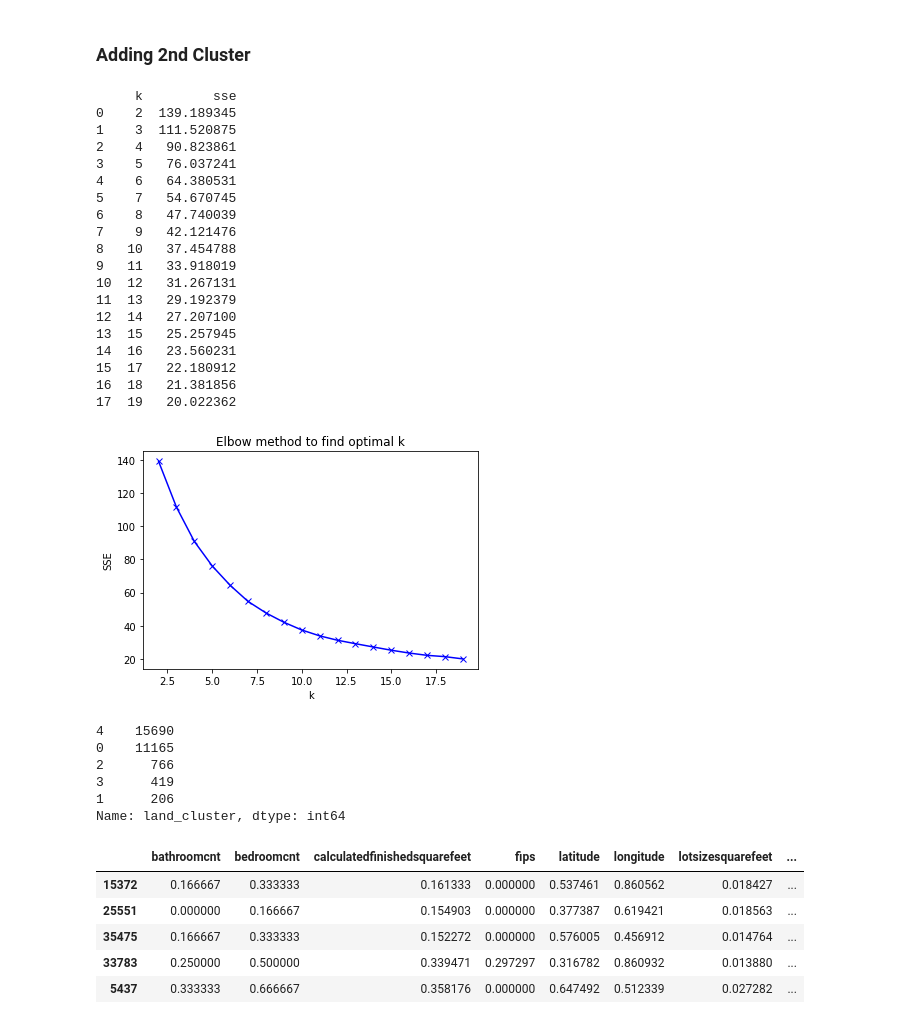
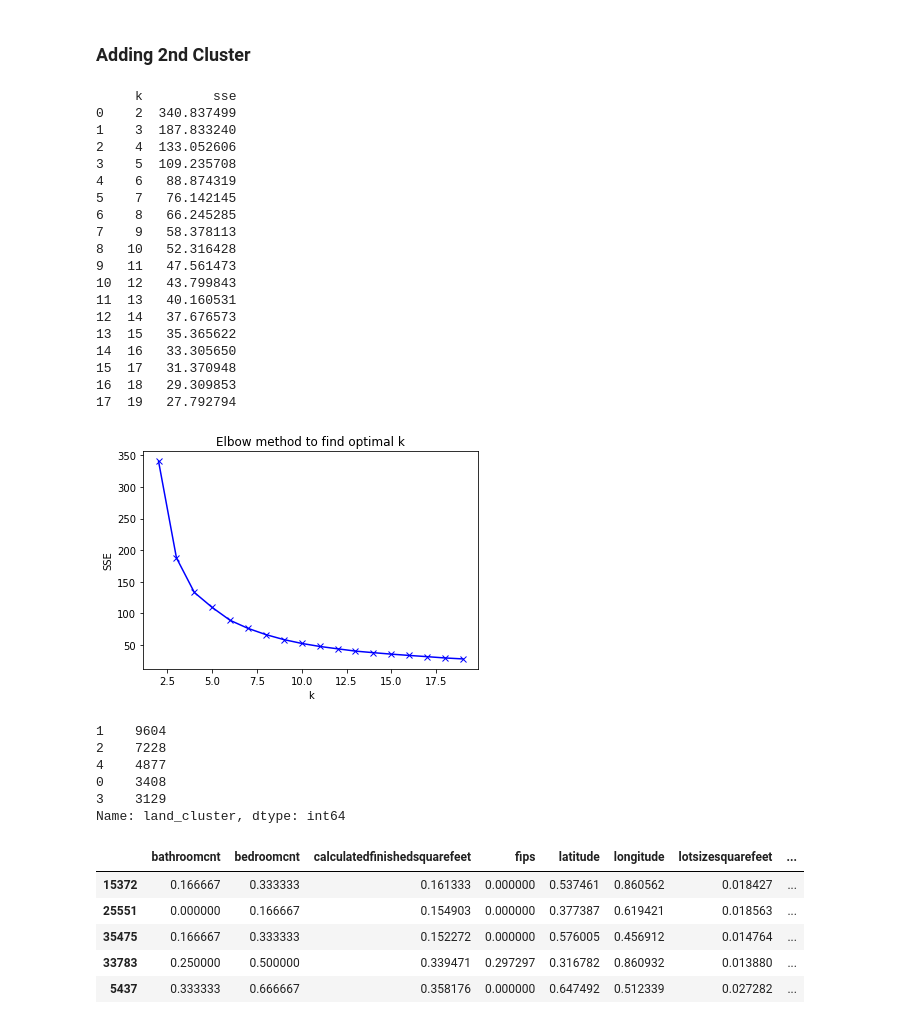
Before and after one commit to lukewbecker/clustering-project, a Jupyter notebook: zillow_mvp_cleaned.ipynb, the cells around one changed output. Saved outputs shown, nothing was run; the diff lists cells and outputs as text; code cells hidden in the pictures.

```diff
--- a/zillow_mvp_cleaned.ipynb
+++ b/zillow_mvp_cleaned.ipynb
@@ -521,29 +519,29 @@ X_train_explore.head()
 # %%
 # Adding the second cluster:
 
-cluster_vars = ['structure_dollar_per_sqft', 'land_dollar_per_sqft', 'acres']
+cluster_vars = ['land_dollar_per_sqft', 'age']
 elbow_plot(cluster_vars)
 # %% [output]
      k         sse
-0    2  139.189345
-1    3  111.520875
-2    4   90.823861
-3    5   76.037241
-4    6   64.380531
-5    7   54.670745
-6    8   47.740039
-7    9   42.121476
-8   10   37.454788
-9   11   33.918019
-10  12   31.267131
-11  13   29.192379
-12  14   27.207100
-13  15   25.257945
-14  16   23.560231
-15  17   22.180912
-16  18   21.381856
-17  19   20.022362
+0    2  340.837499
+1    3  187.833240
+2    4  133.052606
+3    5  109.235708
+4    6   88.874319
+5    7   76.142145
+6    8   66.245285
+7    9   58.378113
+8   10   52.316428
+9   11   47.561473
+10  12   43.799843
+11  13   40.160531
+12  14   37.676573
+13  15   35.365622
+14  16   33.305650
+15  17   31.370948
+16  18   29.309853
+17  19   27.792794
-[figure, old version]
+[figure, new version]
 # %%
 # Right at 5 centroids again. So we'll set our kmeans k = 5:
 
@@ -551,11 +549,11 @@ train_clusters2, kmeans2 = run_kmeans(k=5, cluster_vars = cluster_vars, cluster_
 # %%
 train_clusters2.land_cluster.value_counts()
 # %% [output]
-4    15690
-0    11165
-2      766
-3      419
-1      206
+1    9604
+2    7228
+4    4877
+0    3408
+3    3129
 Name: land_cluster, dtype: int64
 # %%
 X_train_scaled.head()
```
Also changed, not shown: parts of 102 cells of this notebook.
